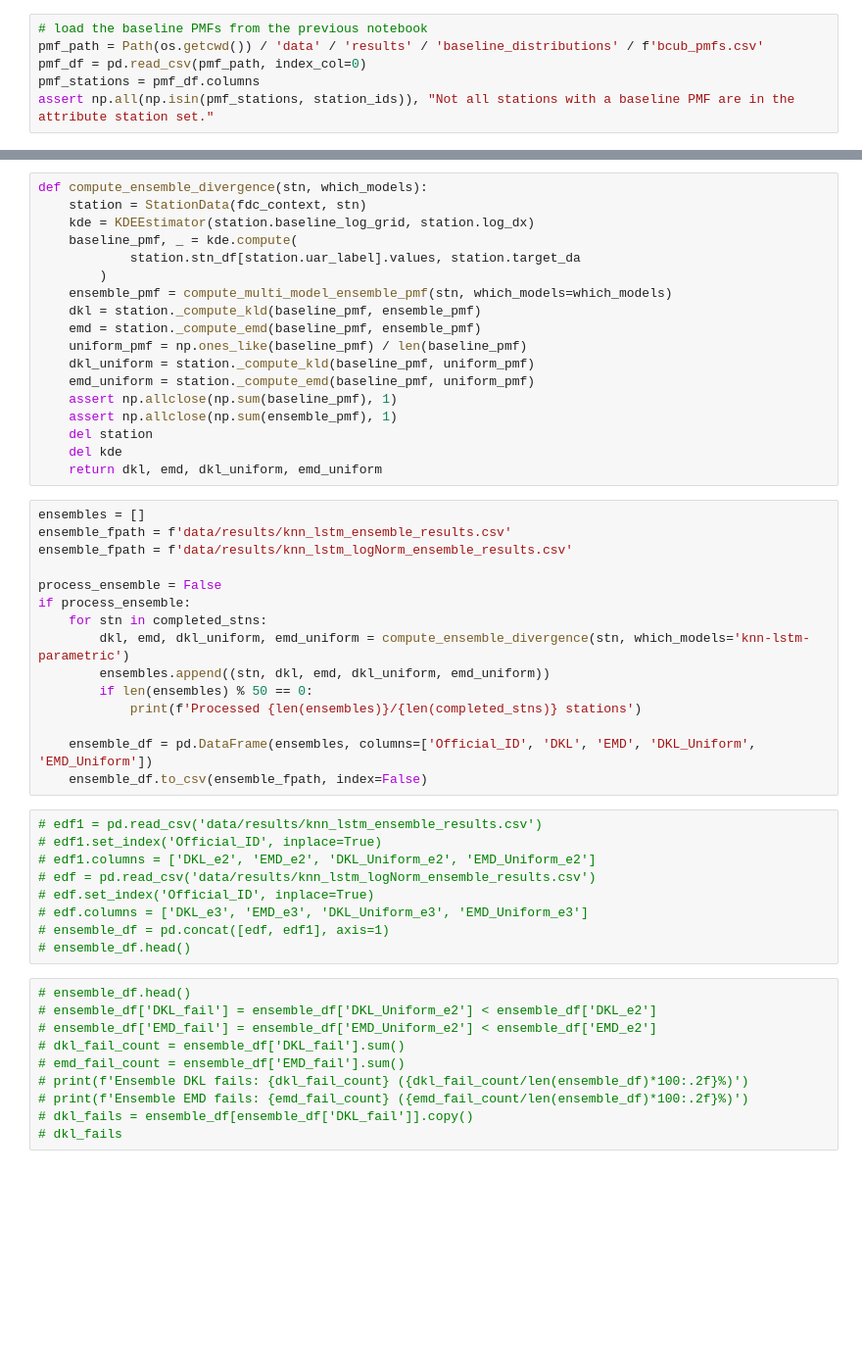
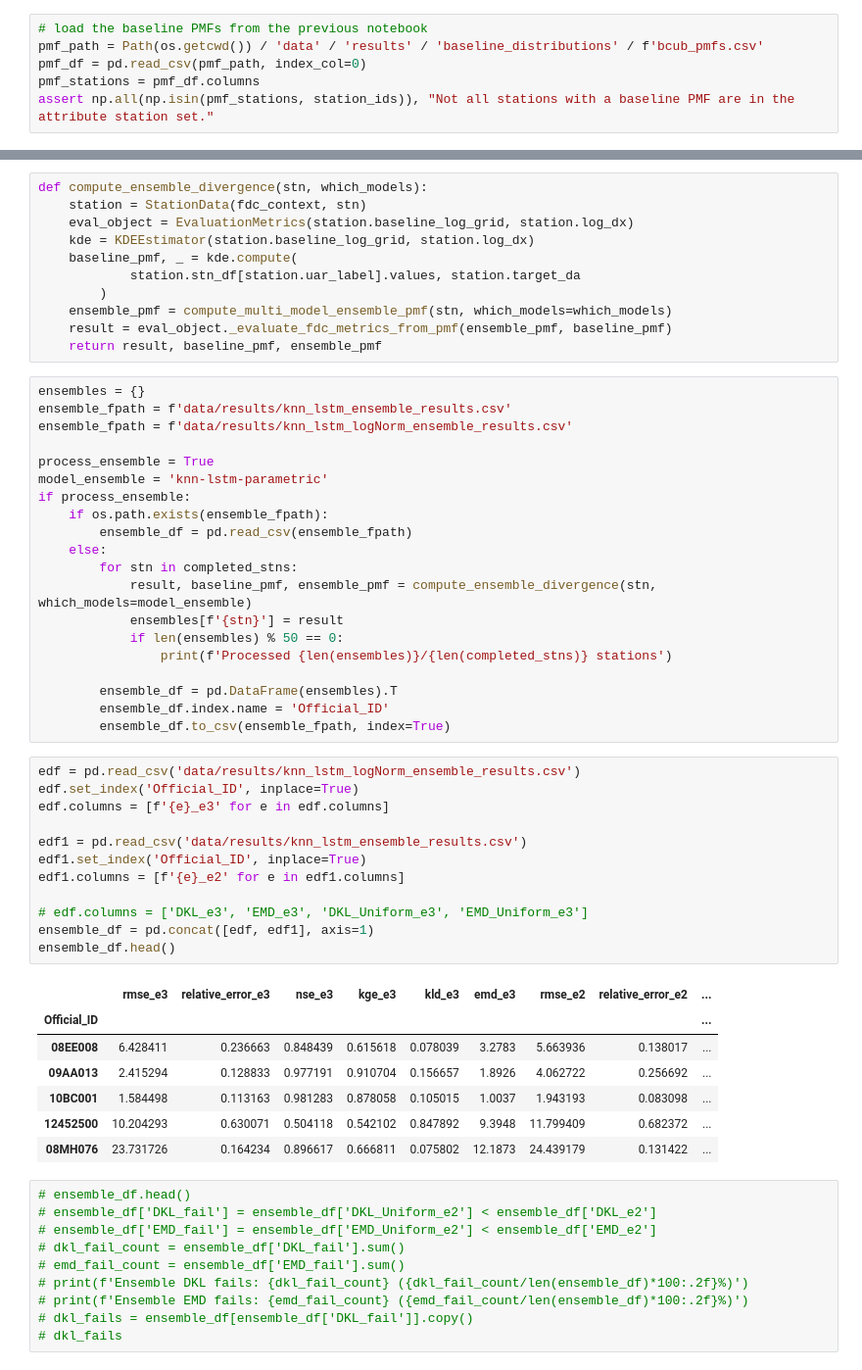
Before and after one commit to dankovacek/distribution_estimation, a Jupyter notebook: docs/notebooks/6_Large_Sample_Results_Comparison.ipynb, the cells around one changed output, grey strips where cells are left out. Shown at 98% size. Cells and saved outputs as stored; diff of their text form; blank space fills up the shorter version.

Commit message:
move estimator code into utils folder, refactor Evaluation object for general use across methods

```diff
--- a/docs/notebooks/6_Large_Sample_Results_Comparison.ipynb
+++ b/docs/notebooks/6_Large_Sample_Results_Comparison.ipynb
@@ -1241,45 +1195,54 @@ def compute_multi_model_ensemble_pmf(stn, which_models):
 # %%
 def compute_ensemble_divergence(stn, which_models):
     station = StationData(fdc_context, stn)
+    eval_object = EvaluationMetrics(station.baseline_log_grid, station.log_dx)
     kde = KDEEstimator(station.baseline_log_grid, station.log_dx)
     baseline_pmf, _ = kde.compute(
             station.stn_df[station.uar_label].values, station.target_da
         )
     ensemble_pmf = compute_multi_model_ensemble_pmf(stn, which_models=which_models)
-    dkl = station._compute_kld(baseline_pmf, ensemble_pmf)
-    emd = station._compute_emd(baseline_pmf, ensemble_pmf)
-    uniform_pmf = np.ones_like(baseline_pmf) / len(baseline_pmf)
-    dkl_uniform = station._compute_kld(baseline_pmf, uniform_pmf)
-    emd_uniform = station._compute_emd(baseline_pmf, uniform_pmf)
-    assert np.allclose(np.sum(baseline_pmf), 1)
-    assert np.allclose(np.sum(ensemble_pmf), 1)
-    del station
-    del kde
-    return dkl, emd, dkl_uniform, emd_uniform
+    result = eval_object._evaluate_fdc_metrics_from_pmf(ensemble_pmf, baseline_pmf)
+    return result, baseline_pmf, ensemble_pmf
 # %%
-ensembles = []
+ensembles = {}
 ensemble_fpath = f'data/results/knn_lstm_ensemble_results.csv'
 ensemble_fpath = f'data/results/knn_lstm_logNorm_ensemble_results.csv'
 
-process_ensemble = False
+process_ensemble = True
+model_ensemble = 'knn-lstm-parametric'
 if process_ensemble:
-    for stn in completed_stns:
-        dkl, emd, dkl_uniform, emd_uniform = compute_ensemble_divergence(stn, which_models='knn-lstm-parametric')
-        ensembles.append((stn, dkl, emd, dkl_uniform, emd_uniform))
-        if len(ensembles) % 50 == 0:
-            print(f'Processed {len(ensembles)}/{len(completed_stns)} stations')
+    if os.path.exists(ensemble_fpath):
+        ensemble_df = pd.read_csv(ensemble_fpath)
+    else:
+        for stn in completed_stns:
+            result, baseline_pmf, ensemble_pmf = compute_ensemble_divergence(stn, which_models=model_ensemble)
+            ensembles[f'{stn}'] = result
+            if len(ensembles) % 50 == 0:
+                print(f'Processed {len(ensembles)}/{len(completed_stns)} stations')
 
-    ensemble_df = pd.DataFrame(ensembles, columns=['Official_ID', 'DKL', 'EMD', 'DKL_Uniform', 'EMD_Uniform'])
-    ensemble_df.to_csv(ensemble_fpath, index=False)
+        ensemble_df = pd.DataFrame(ensembles).T
+        ensemble_df.index.name = 'Official_ID'
+        ensemble_df.to_csv(ensemble_fpath, index=True)
 # %%
-# edf1 = pd.read_csv('data/results/knn_lstm_ensemble_results.csv')
-# edf1.set_index('Official_ID', inplace=True)
-# edf1.columns = ['DKL_e2', 'EMD_e2', 'DKL_Uniform_e2', 'EMD_Uniform_e2']
-# edf = pd.read_csv('data/results/knn_lstm_logNorm_ensemble_results.csv')
-# edf.set_index('Official_ID', inplace=True)
+edf = pd.read_csv('data/results/knn_lstm_logNorm_ensemble_results.csv')
+edf.set_index('Official_ID', inplace=True)
+edf.columns = [f'{e}_e3' for e in edf.columns]
+
+edf1 = pd.read_csv('data/results/knn_lstm_ensemble_results.csv')
+edf1.set_index('Official_ID', inplace=True)
+edf1.columns = [f'{e}_e2' for e in edf1.columns]
+
 # edf.columns = ['DKL_e3', 'EMD_e3', 'DKL_Uniform_e3', 'EMD_Uniform_e3']
-# ensemble_df = pd.concat([edf, edf1], axis=1)
-# ensemble_df.head()
+ensemble_df = pd.concat([edf, edf1], axis=1)
+ensemble_df.head()
+# %% [output]
+|  | rmse_e3 | relative_error_e3 | nse_e3 | kge_e3 | kld_e3 | emd_e3 | rmse_e2 | relative_error_e2 | ... |
+| Official_ID |  |  |  |  |  |  |  |  | ... |
+| 08EE008 | 6.428411 | 0.236663 | 0.848439 | 0.615618 | 0.078039 | 3.2783 | 5.663936 | 0.138017 | ... |
+| 09AA013 | 2.415294 | 0.128833 | 0.977191 | 0.910704 | 0.156657 | 1.8926 | 4.062722 | 0.256692 | ... |
+| 10BC001 | 1.584498 | 0.113163 | 0.981283 | 0.878058 | 0.105015 | 1.0037 | 1.943193 | 0.083098 | ... |
+| 12452500 | 10.204293 | 0.630071 | 0.504118 | 0.542102 | 0.847892 | 9.3948 | 11.799409 | 0.682372 | ... |
+| 08MH076 | 23.731726 | 0.164234 | 0.896617 | 0.666811 | 0.075802 | 12.1873 | 24.439179 | 0.131422 | ... |
 # %%
 # ensemble_df.head()
 # ensemble_df['DKL_fail'] = ensemble_df['DKL_Uniform_e2'] < ensemble_df['DKL_e2']
```
Also changed, not shown: parts of 28 cells of this notebook, 19 other files.
